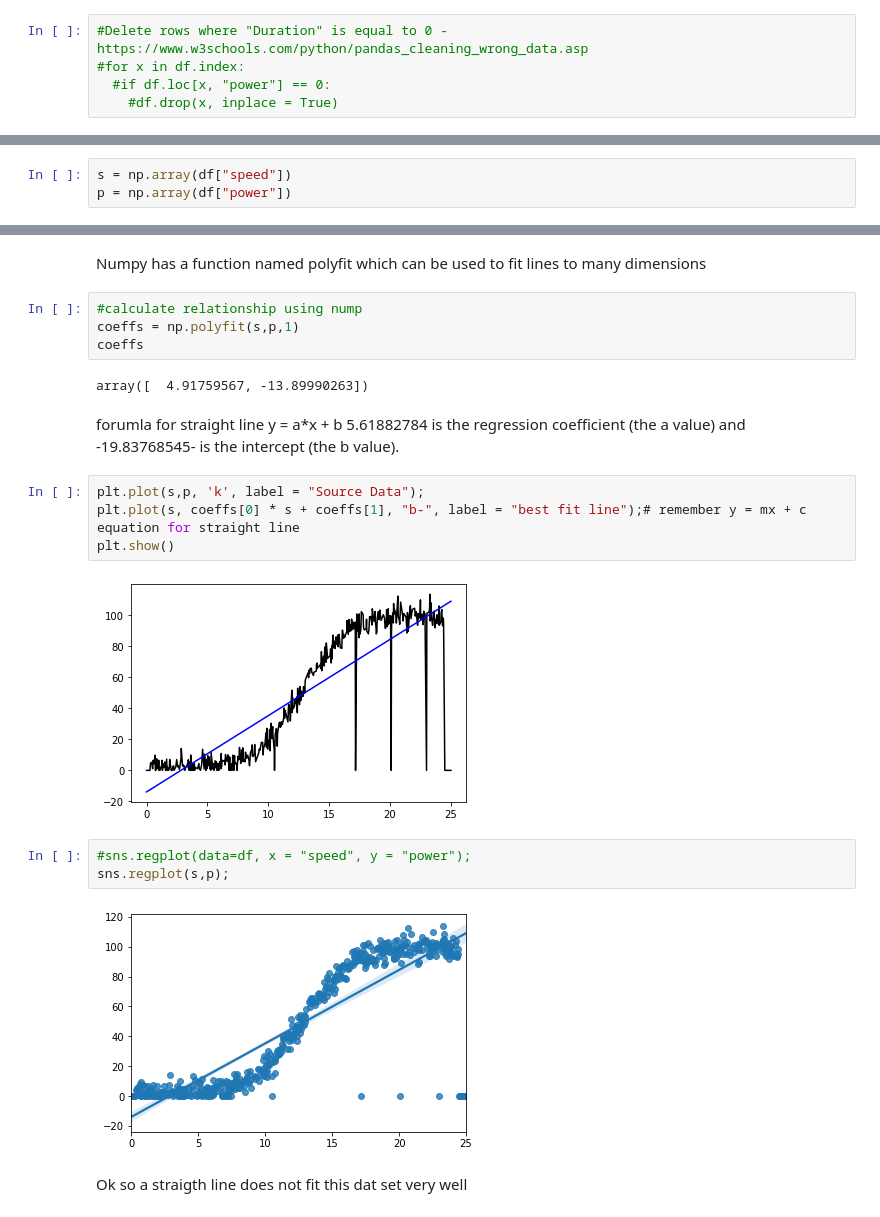
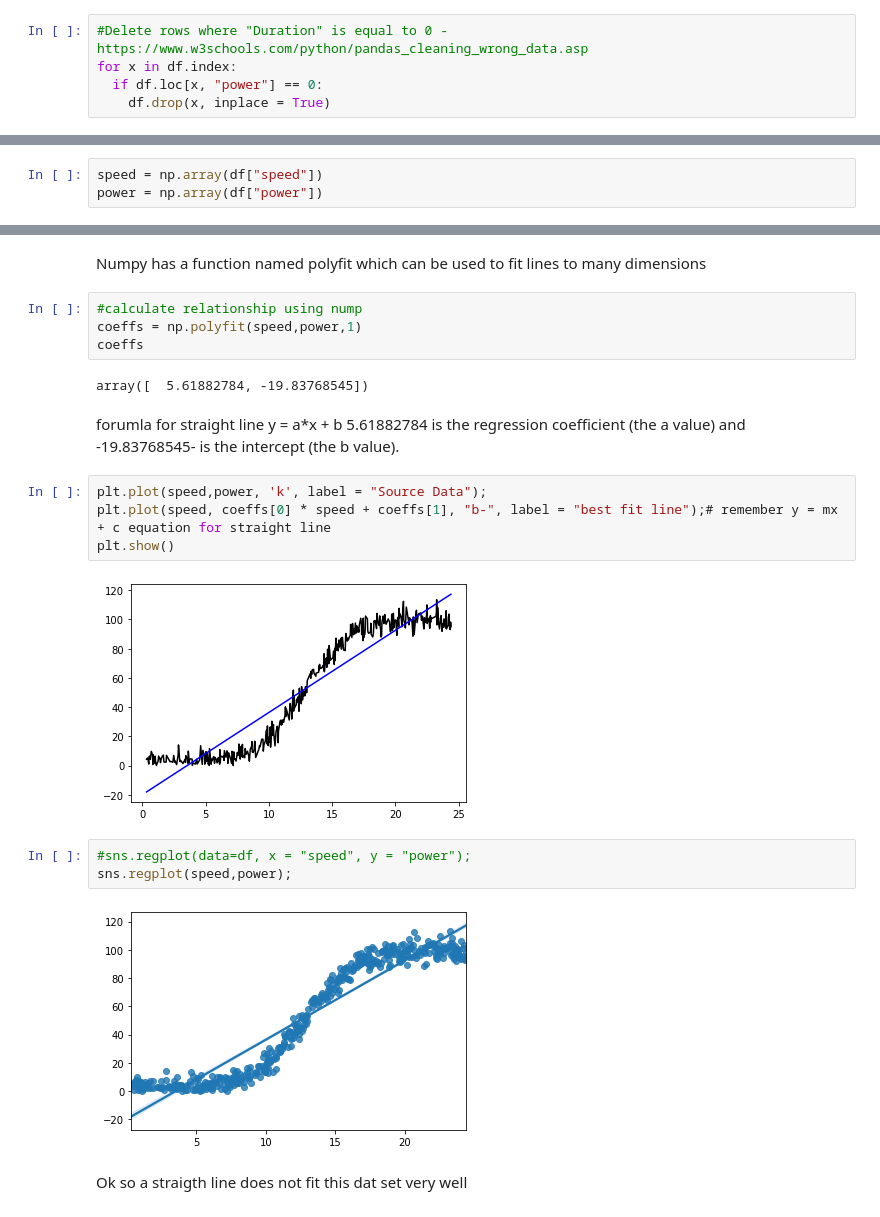
Before and after one commit to brendantipp/sem2_fun_data_analysis_project, a Jupyter notebook: linear_regression.ipynb, the cells around one changed output, grey strips where cells are left out. Cells and saved outputs as stored; diff of their text form.

```diff
--- a/linear_regression.ipynb
+++ b/linear_regression.ipynb
@@ -39,9 +39,9 @@ df.tail()
 | 499 | 25.000 | 0.0 |
 # %%
 #Delete rows where "Duration" is equal to 0 - https://www.w3schools.com/python/pandas_cleaning_wrong_data.asp
-#for x in df.index:
-  #if df.loc[x, "power"] == 0:
-    #df.drop(x, inplace = True)
+for x in df.index:
+  if df.loc[x, "power"] == 0:
+    df.drop(x, inplace = True)
 # %%
 df.head()
 # %% [output]
@@ -54,6 +54,6 @@ df.head()
 # %%
 #lets have a look at a simple plot
 # %%
-s = np.array(df["speed"])
-p = np.array(df["power"])
+speed = np.array(df["speed"])
+power = np.array(df["power"])
 # %%
@@ -105,24 +105,24 @@ Calculate the mean values of our "p" power and "s" speed data
 Numpy has a function named polyfit which can be used to fit lines to many dimensions
 # %%
 #calculate relationship using nump
-coeffs = np.polyfit(s,p,1)
+coeffs = np.polyfit(speed,power,1)
 coeffs
 # %% [output]
-array([  4.91759567, -13.89990263])
+array([  5.61882784, -19.83768545])
 # %% [markdown]
  forumla for straight line y = a*x + b
  5.61882784 is the regression coefficient (the a value) and -19.83768545- is the intercept (the b value).
 # %%
-plt.plot(s,p, 'k', label = "Source Data");
-plt.plot(s, coeffs[0] * s + coeffs[1], "b-", label = "best fit line");# remember y = mx + c equation for straight line
+plt.plot(speed,power, 'k', label = "Source Data");
+plt.plot(speed, coeffs[0] * speed + coeffs[1], "b-", label = "best fit line");# remember y = mx + c equation for straight line
 plt.show()
 # %% [output]
-[figure, old version]
+[figure, new version]
 # %%
 #sns.regplot(data=df, x = "speed", y = "power");
-sns.regplot(s,p);
+sns.regplot(speed,power);
 # %% [output]
-[figure, old version]
+[figure, new version]
 # %% [markdown]
 Ok so a straigth line does not fit this dat set very well
 # %%
```
Also changed, not shown: parts of 10 cells of this notebook.
